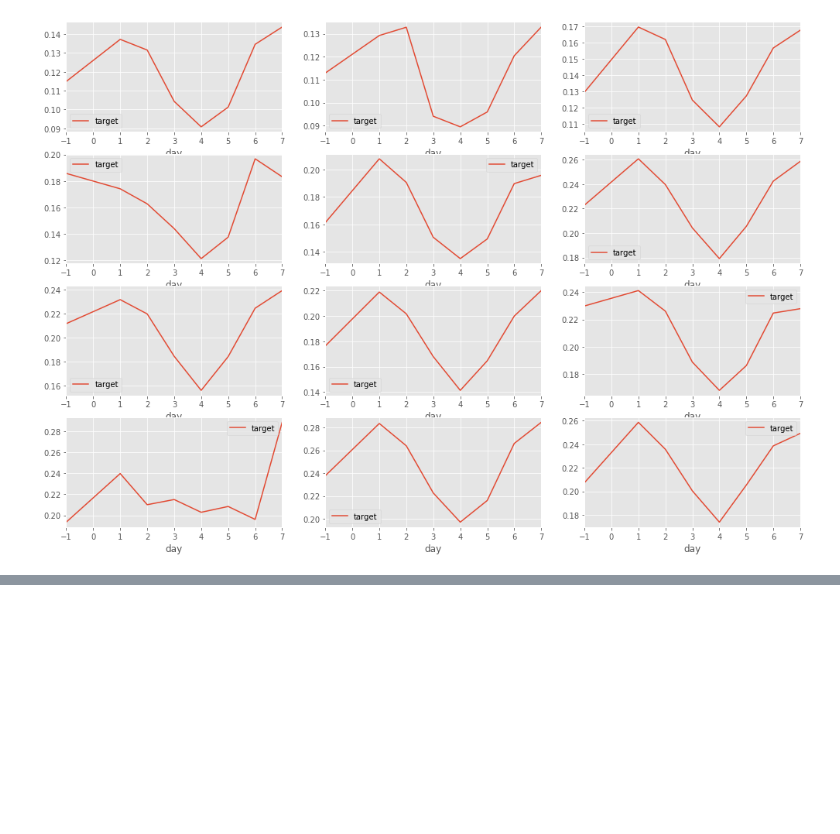
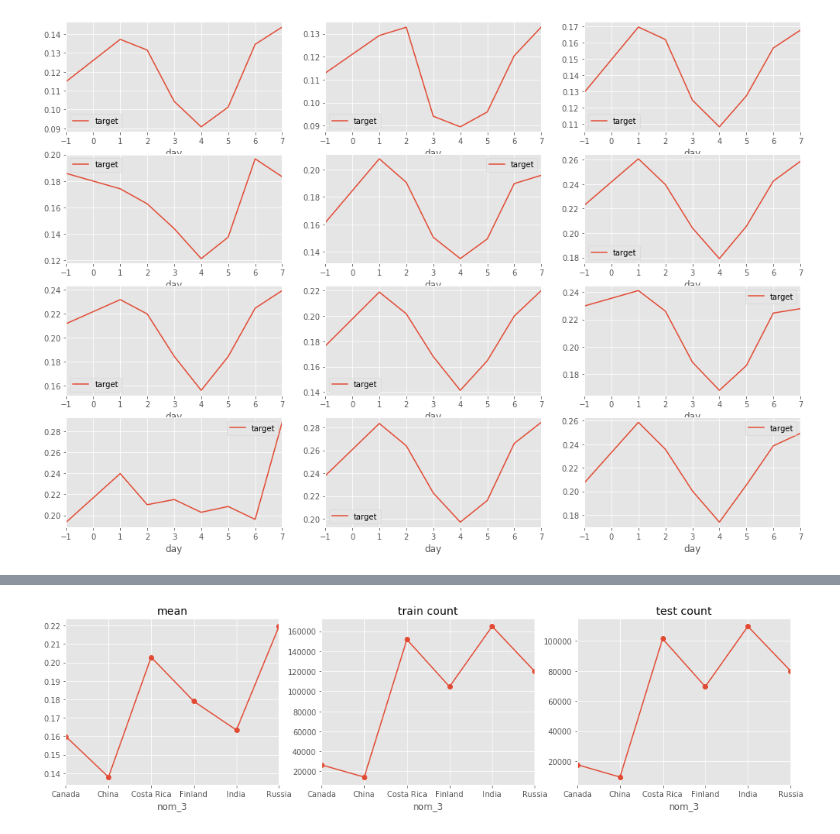
Before and after one commit to viktorsapozhok/cafeen, a Jupyter notebook: notebooks/1_simple_eda.ipynb, the cells around one changed output, grey strips where cells are left out. Saved outputs shown, nothing was run; the diff lists cells and outputs as text; code cells hidden in the pictures; blank space fills up the shorter version.

```diff
--- a/notebooks/1_simple_eda.ipynb
+++ b/notebooks/1_simple_eda.ipynb
@@ -82,0 +112,4 @@ train.loc[train['month']==12, ['day', 'target']].groupby('day').mean().plot(ax=a
+# %%
+ax = plot_feature('nom_3', marker='o');
+# %% [output]
+[figure, added]
```
Also changed, not shown: parts of 19 cells of this notebook, 4 other files.
